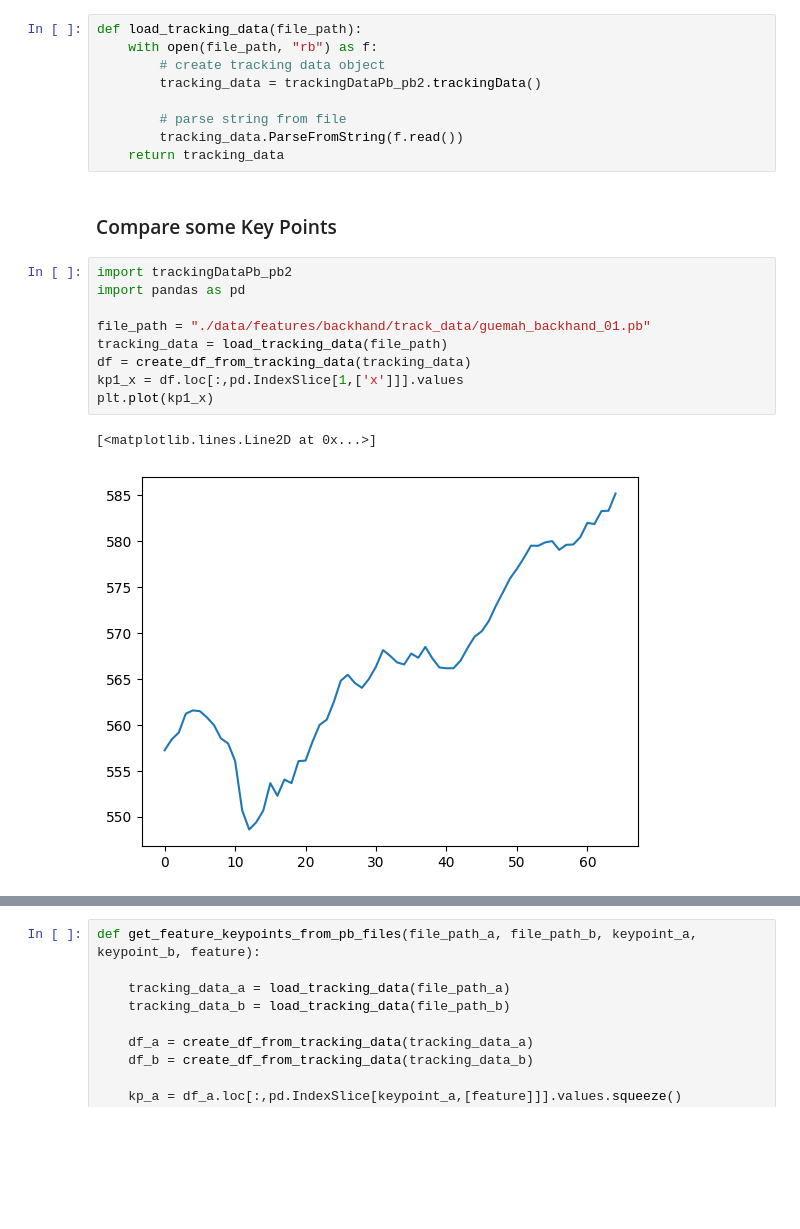
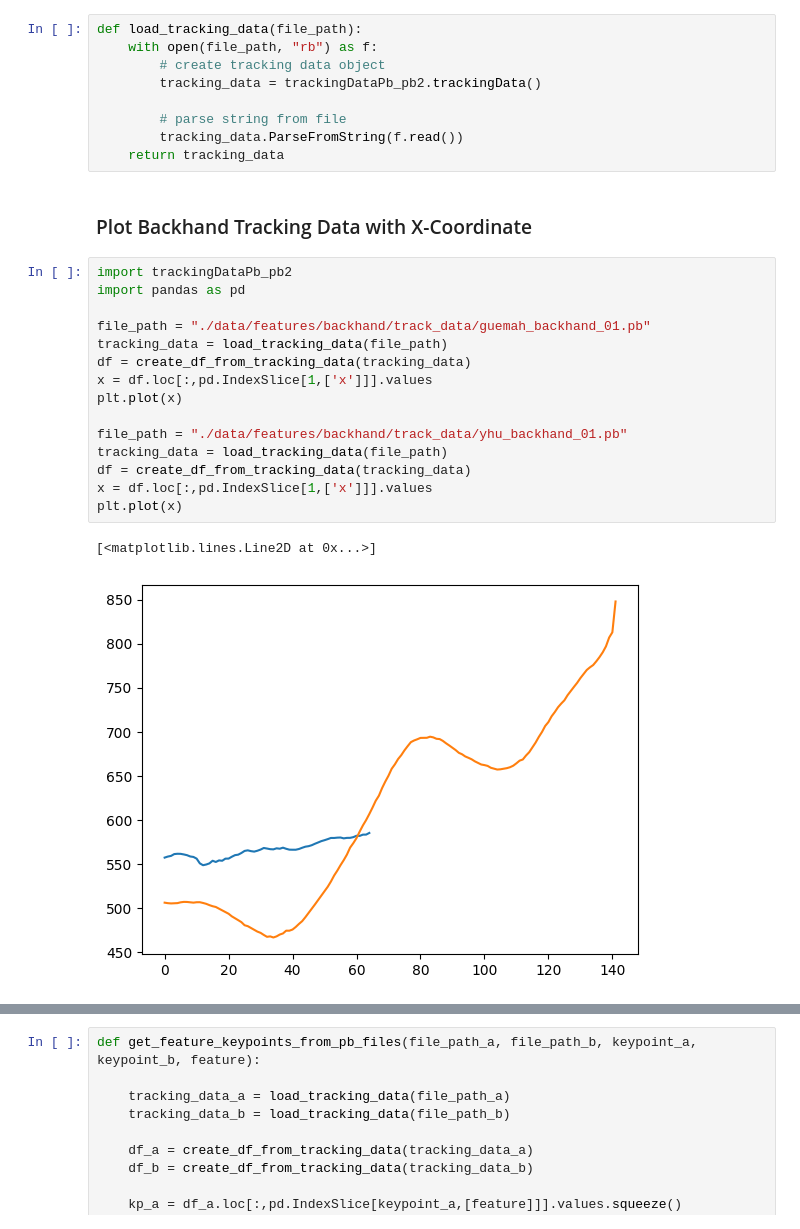
Before and after one commit to yhutter-dv/fhgr-scivi, a Jupyter notebook: jupyter_notebooks/dtw.ipynb, the cells around one changed output, grey strips where cells are left out. Drawn from its saved outputs; the diff is of its cells as text; blank space fills up the shorter version.

```diff
--- a/jupyter_notebooks/dtw.ipynb
+++ b/jupyter_notebooks/dtw.ipynb
@@ -174,16 +170,22 @@ def load_tracking_data(file_path):
         tracking_data.ParseFromString(f.read())
     return tracking_data
 # %% [markdown]
-### Compare some Key Points
+### Plot Backhand Tracking Data with X-Coordinate
 # %%
 import trackingDataPb_pb2
 import pandas as pd
 
 file_path = "./data/features/backhand/track_data/guemah_backhand_01.pb"
 tracking_data = load_tracking_data(file_path)
 df = create_df_from_tracking_data(tracking_data)
-kp1_x = df.loc[:,pd.IndexSlice[1,['x']]].values
-plt.plot(kp1_x)
+x = df.loc[:,pd.IndexSlice[1,['x']]].values
+plt.plot(x)
+
+file_path = "./data/features/backhand/track_data/yhu_backhand_01.pb"
+tracking_data = load_tracking_data(file_path)
+df = create_df_from_tracking_data(tracking_data)
+x = df.loc[:,pd.IndexSlice[1,['x']]].values
+plt.plot(x)
 # %% [output]
 [<matplotlib.lines.Line2D at 0x...>]
-[figure, old version]
+[figure, new version]
```
Also changed, not shown: parts of 31 cells of this notebook, 2 other files.
